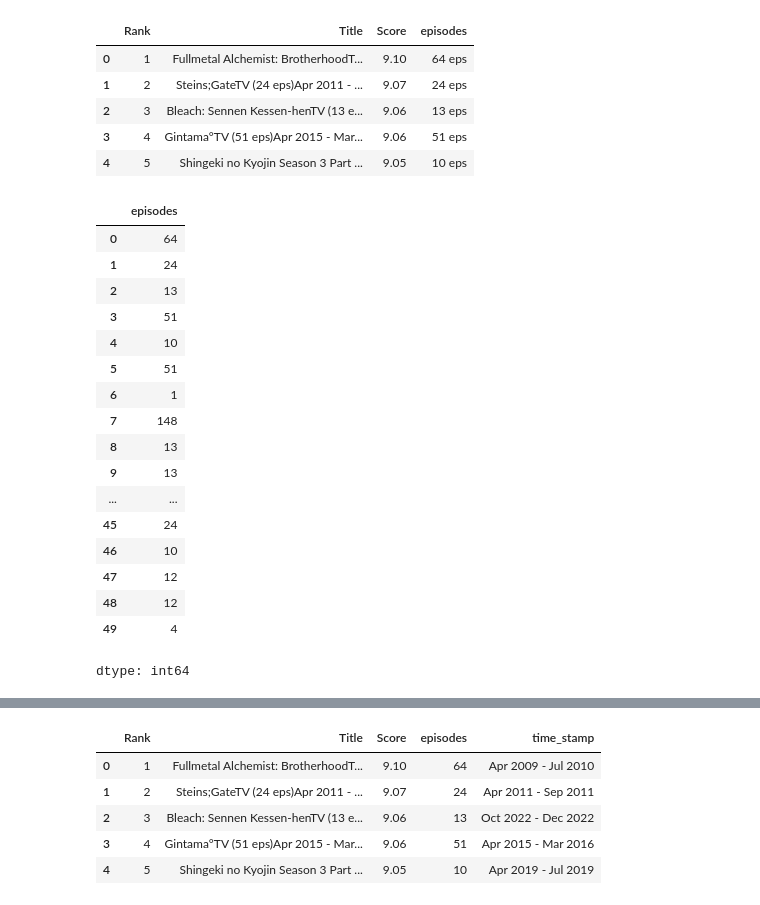
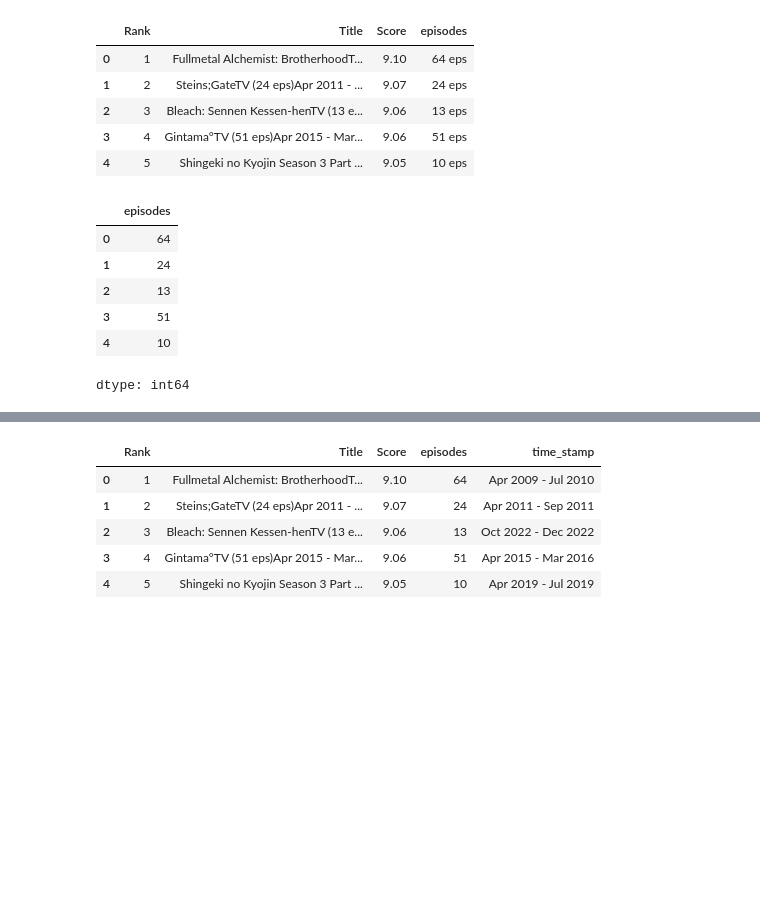
Before and after one commit to DipaliDhonnar/python, a Jupyter notebook: anime.ipynb, the cells around one changed output, grey strips where cells are left out. Cells and saved outputs as stored; diff of their text form; code cells hidden in the pictures; blank space fills up the shorter version.

```diff
--- a/anime.ipynb
+++ b/anime.ipynb
@@ -95,23 +84,12 @@ df.head()
 # %%
 df["episodes"]=df['episodes'].str.replace(" eps","")
 # %%
-df["episodes"].astype(int)
+df["episodes"].astype(int).head()
 # %% [output]
 |  | episodes |
 | 0 | 64 |
 | 1 | 24 |
 | 2 | 13 |
 | 3 | 51 |
 | 4 | 10 |
-| 5 | 51 |
-| 6 | 1 |
-| 7 | 148 |
-| 8 | 13 |
-| 9 | 13 |
-| ... | ... |
-| 45 | 24 |
-| 46 | 10 |
-| 47 | 12 |
-| 48 | 12 |
-| 49 | 4 |
 dtype: int64
```
Also changed, not shown: parts of 3 cells of this notebook.
